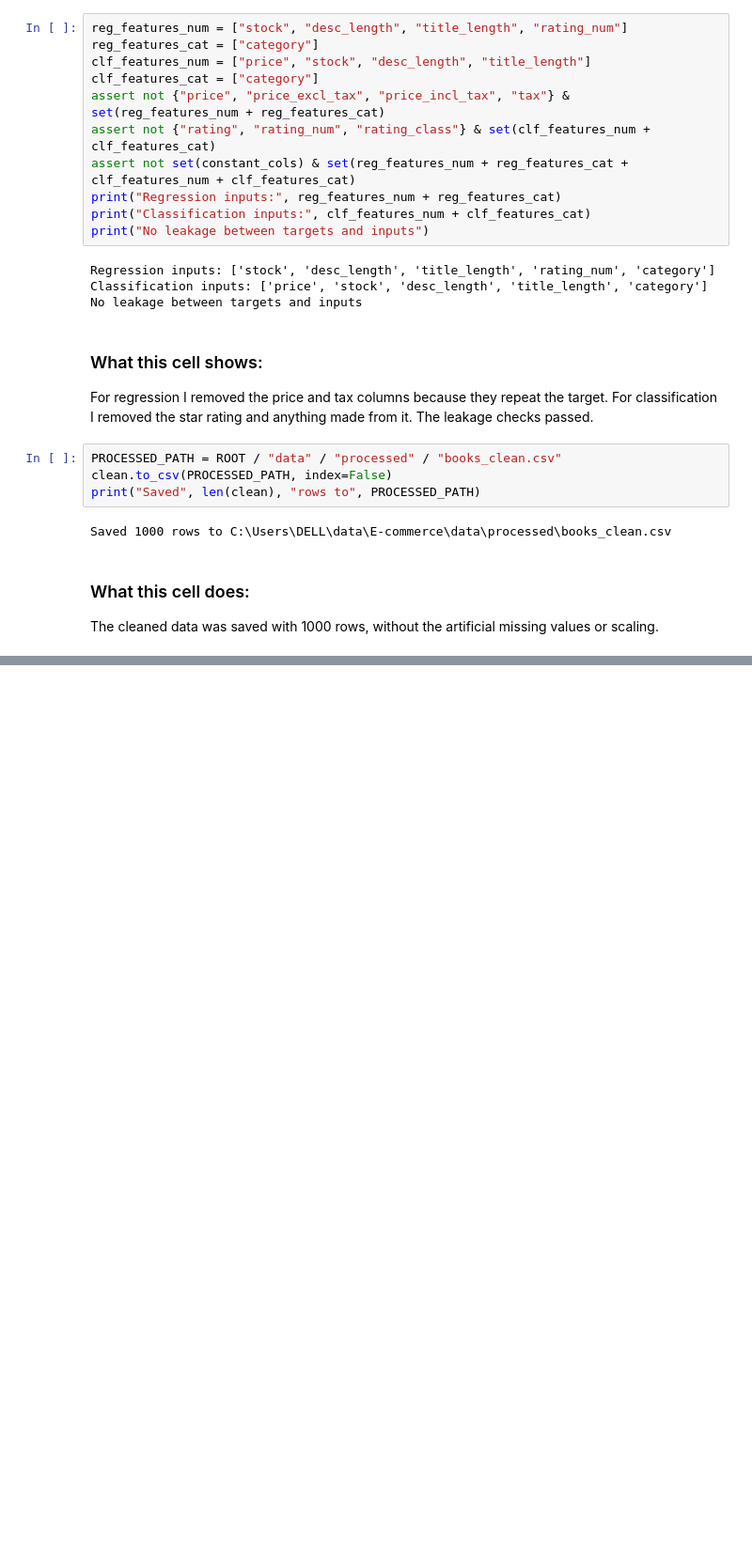
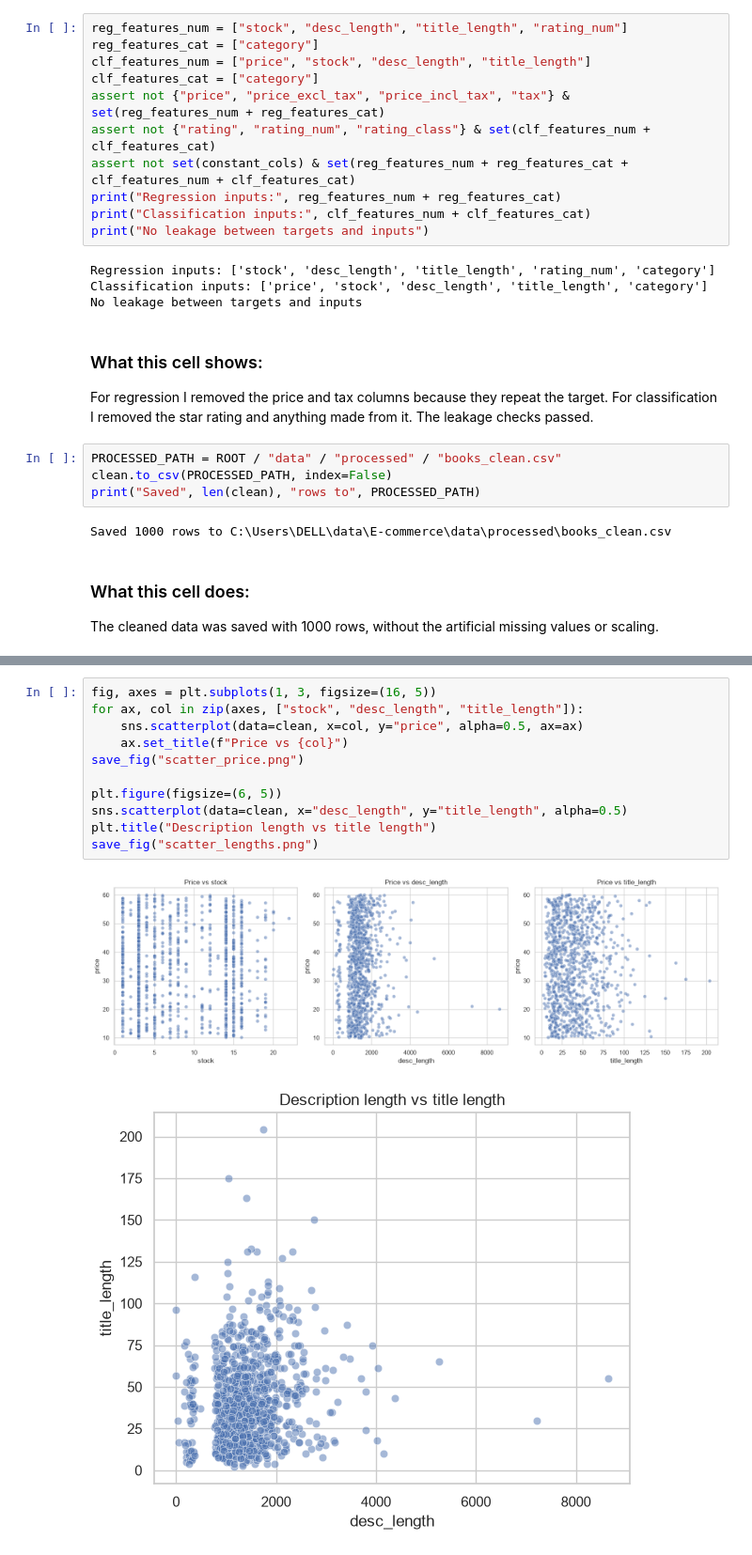
Before and after one commit to l253042/E-commerce, a Jupyter notebook: notebooks/E-commerce.ipynb, the cells around one changed output, grey strips where cells are left out. Shown at 94% size. Saved outputs shown, nothing was run; the diff lists cells and outputs as text; blank space fills up the shorter version.

```diff
--- a/notebooks/E-commerce.ipynb
+++ b/notebooks/E-commerce.ipynb
@@ -663,0 +727,14 @@ To https://github.com/l253042/E-commerce.git
+# %%
+fig, axes = plt.subplots(1, 3, figsize=(16, 5))
+for ax, col in zip(axes, ["stock", "desc_length", "title_length"]):
+    sns.scatterplot(data=clean, x=col, y="price", alpha=0.5, ax=ax)
+    ax.set_title(f"Price vs {col}")
+save_fig("scatter_price.png")
+
+plt.figure(figsize=(6, 5))
+sns.scatterplot(data=clean, x="desc_length", y="title_length", alpha=0.5)
+plt.title("Description length vs title length")
+save_fig("scatter_lengths.png")
+# %% [output]
+[figure, added]
+[figure, added]
```
Also changed, not shown: parts of 14 cells of this notebook, 6 other files.
